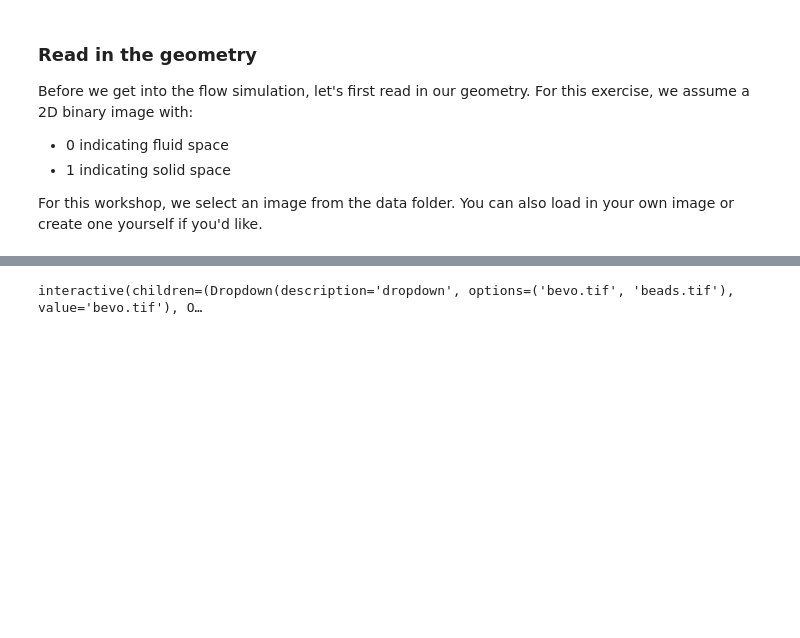
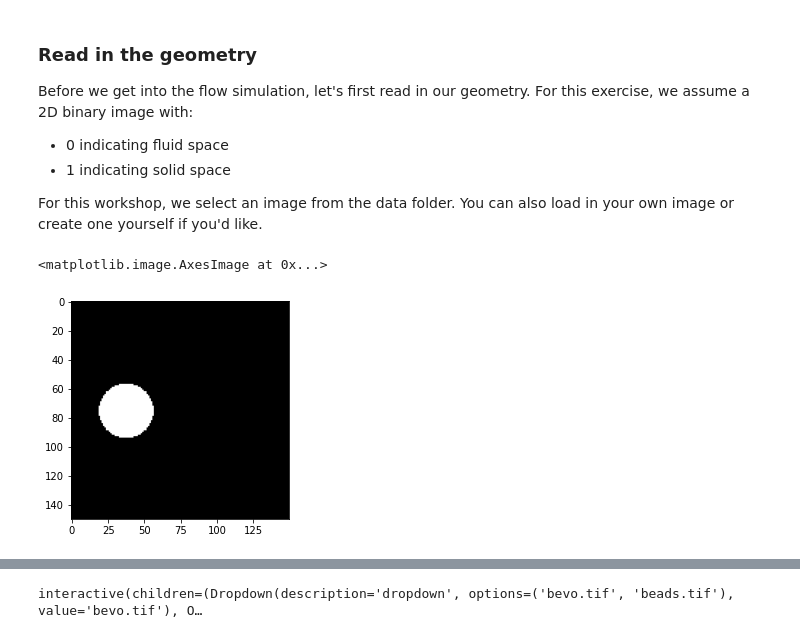
Before and after one commit to BC-Chang/LBM_Workshop, a Jupyter notebook: D2Q9_LBM_main.ipynb, the cells around one changed output, grey strips where cells are left out. Cells and saved outputs as stored; diff of their text form; code cells hidden in the pictures; blank space fills up the shorter version.

```diff
--- a/D2Q9_LBM_main.ipynb
+++ b/D2Q9_LBM_main.ipynb
@@ -269,3 +403,13 @@ Before we get into the flow simulation, let's first read in our geometry. For th
 - 1 indicating solid space
 
 For this workshop, we select an image from the data folder. You can also load in your own image or create one yourself if you'd like.
+# %%
+Nx = 150
+Ny = 150
+X, Y = np.meshgrid(range(Nx), range(Ny))
+data = (X - Nx/4)**2 + (Y - Ny/2)**2 < (Ny/8)**2
+
+plt.imshow(data, cmap='binary_r')
+# %% [output]
+<matplotlib.image.AxesImage at 0x...>
+[figure, added]
```
Also changed, not shown: parts of 23 cells of this notebook.
